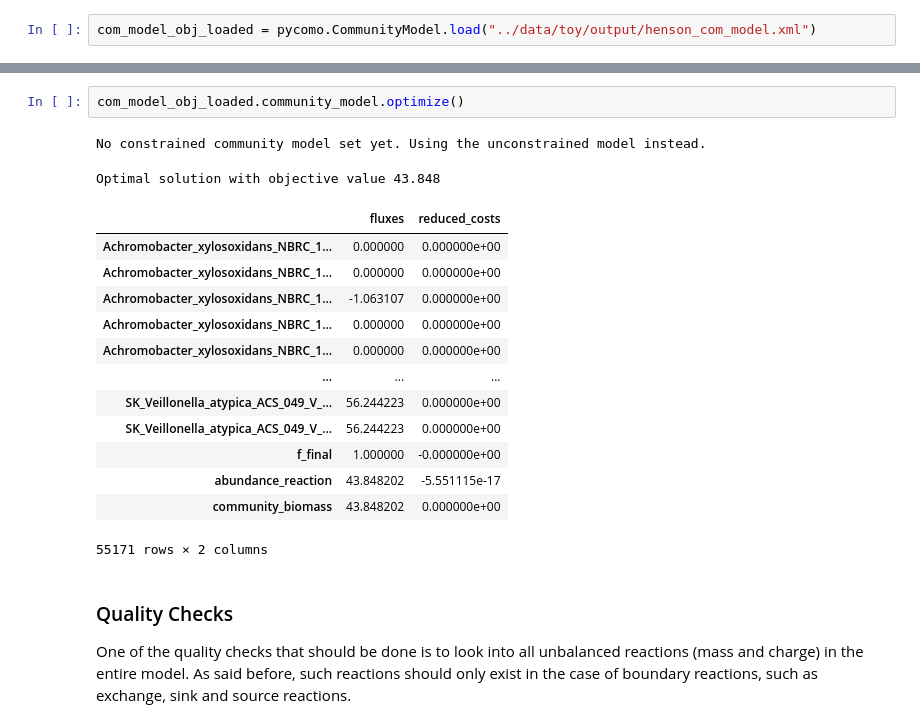
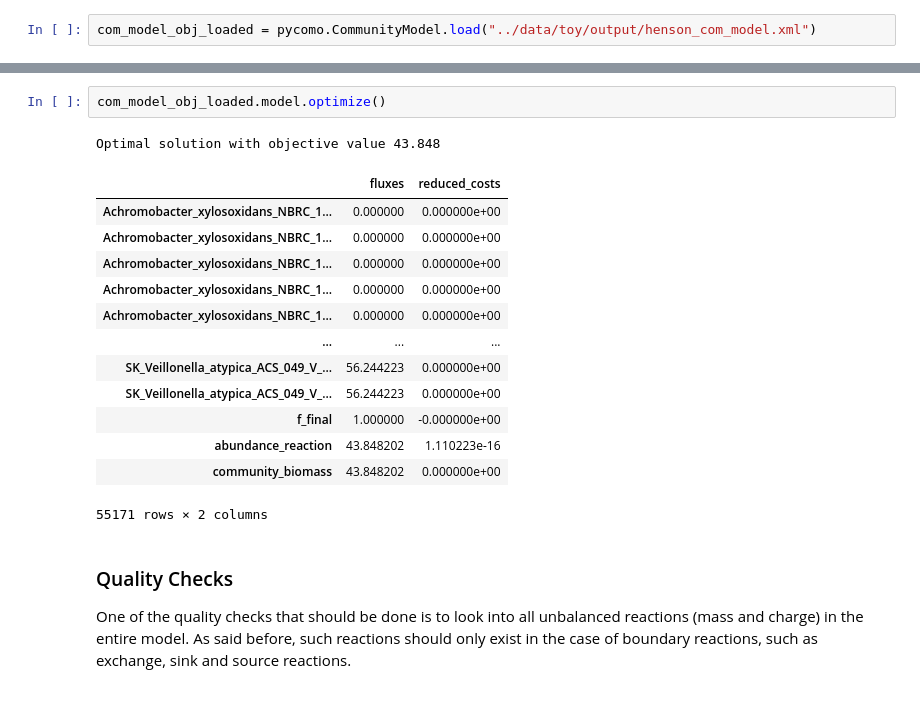
Before and after one commit to univieCUBE/PyCoMo, a Jupyter notebook: tutorial/PyCoMo_basics.ipynb, the cells around one changed output, grey strips where cells are left out. Saved outputs shown, nothing was run; the diff lists cells and outputs as text.

```diff
--- a/tutorial/PyCoMo_basics.ipynb
+++ b/tutorial/PyCoMo_basics.ipynb
@@ -506,21 +502,20 @@ com_model_obj_loaded
 # %%
-com_model_obj_loaded.community_model.optimize()
+com_model_obj_loaded.model.optimize()
 # %% [output]
-No constrained community model set yet. Using the unconstrained model instead.
+Optimal solution with objective value 43.848
+|  | fluxes | reduced_costs |
+| Achromobacter_xylosoxidans_NBRC_1... | 0.000000 | 0.000000e+00 |
+| Achromobacter_xylosoxidans_NBRC_1... | 0.000000 | 0.000000e+00 |
+| Achromobacter_xylosoxidans_NBRC_1... | 0.000000 | 0.000000e+00 |
+| Achromobacter_xylosoxidans_NBRC_1... | 0.000000 | 0.000000e+00 |
+| Achromobacter_xylosoxidans_NBRC_1... | 0.000000 | 0.000000e+00 |
+| ... | ... | ... |
+| SK_Veillonella_atypica_ACS_049_V_... | 56.244223 | 0.000000e+00 |
+| SK_Veillonella_atypica_ACS_049_V_... | 56.244223 | 0.000000e+00 |
+| f_final | 1.000000 | -0.000000e+00 |
+| abundance_reaction | 43.848202 | 1.110223e-16 |
+| community_biomass | 43.848202 | 0.000000e+00 |
-Optimal solution with objective value 43.848
+55171 rows × 2 columns
-|  | fluxes | reduced_costs |
-| Achromobacter_xylosoxidans_NBRC_1... | 0.000000 | 0.000000e+00 |
-| Achromobacter_xylosoxidans_NBRC_1... | 0.000000 | 0.000000e+00 |
-| Achromobacter_xylosoxidans_NBRC_1... | -1.063107 | 0.000000e+00 |
-| Achromobacter_xylosoxidans_NBRC_1... | 0.000000 | 0.000000e+00 |
-| Achromobacter_xylosoxidans_NBRC_1... | 0.000000 | 0.000000e+00 |
-| ... | ... | ... |
-| SK_Veillonella_atypica_ACS_049_V_... | 56.244223 | 0.000000e+00 |
-| SK_Veillonella_atypica_ACS_049_V_... | 56.244223 | 0.000000e+00 |
-| f_final | 1.000000 | -0.000000e+00 |
-| abundance_reaction | 43.848202 | -5.551115e-17 |
-| community_biomass | 43.848202 | 0.000000e+00 |
-55171 rows × 2 columns
 # %% [markdown]
 ### Quality Checks ###
 One of the quality checks that should be done is to look into all unbalanced reactions (mass and charge) in the entire model. As said before, such reactions should only exist in the case of boundary reactions, such as exchange, sink and source reactions.
```
Also changed, not shown: parts of 14 cells of this notebook, 12 other files.
